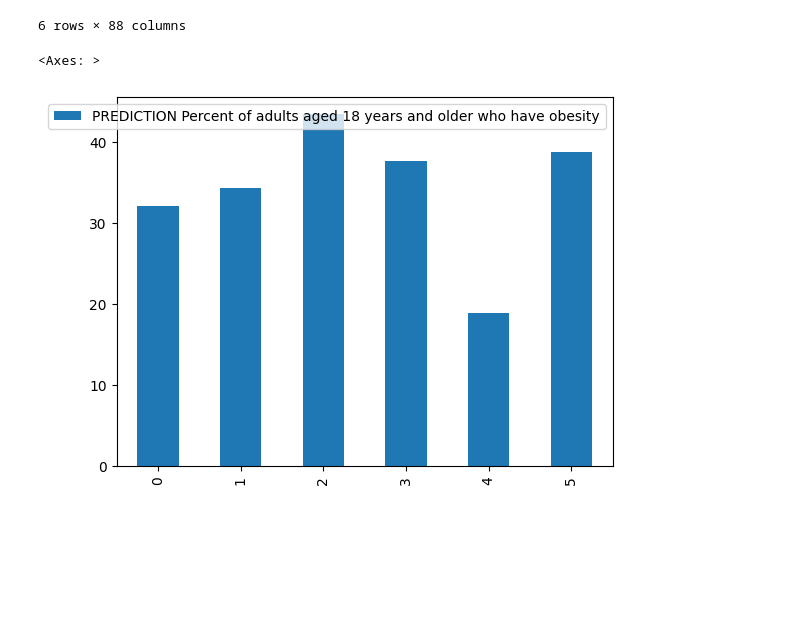
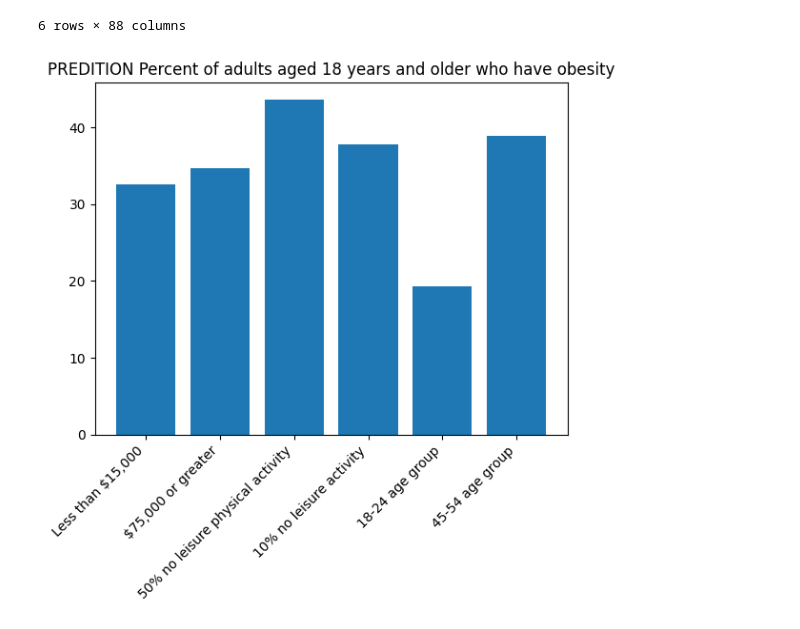
Before and after one commit to saganaga/Obesity-Prediction-Model, a Jupyter notebook: Model_Notebook/Obesity_Prediction_Optimized_Spark.ipynb, the cells around one changed output. Drawn from its saved outputs; the diff is of its cells as text; code cells hidden in the pictures; blank space fills up the shorter version.

Commit message:
updated notebooks and model trial data

```diff
--- a/Model_Notebook/Obesity_Prediction_Optimized_Spark.ipynb
+++ b/Model_Notebook/Obesity_Prediction_Optimized_Spark.ipynb
@@ -411,10 +381,10 @@ history_df.plot(y=["root_mean_squared_error","root_mean_squared_error"])
 optimized_model.save("Obesity_Prediction_opt.h5")
 # %%
 # Load model
-obesity_model = tf.keras.models.load_model("gdrive/My Drive/Obesity_Prediction_r2_832.h5")
+obesity_model = tf.keras.models.load_model("Obesity_Prediction_r2_832.h5")
 # %%
-# Import hypothetical data to see what the predictions are
-hypothetical_df = pd.read_csv("gdrive/My Drive/Hypothetical_Data.csv")
+# Import hypothetical data for 6 examples with different single variable changes to see the predictions (for fun!)
+hypothetical_df = pd.read_csv("Hypothetical_Data.csv")
 hypothetical_df
 # %% [output]
 |  | YearStart | Percent of adults aged 18 years a... | Percent of adults who achieve at ... | Percent of adults who achieve at ... | Percent of adults who achieve at ... | ... |
@@ -444,12 +414,13 @@ hypothetical_df
 | 4 | 2023 | 35 | 50 | 18 | 33 | ... |
 | 5 | 2023 | 35 | 50 | 18 | 33 | ... |
 6 rows × 88 columns
-# %%
-# Index 0 & 1 is lowest income compared to highest income prediction
-# Index 2 & 3 is 50% no leisure physical activity compared to 10% no leisure physical activity
-# Index 4 & 5 is 18 - 24 age group compared to 45 - 54 age group
-
-hypothetical_df.plot.bar(y="PREDICTION Percent of adults aged 18 years and older who have obesity")
-# %% [output]
-<Axes: >
-[figure, removed]
+# %%
+#compare the examples
+from matplotlib import pyplot as plt
+x_ticks = ["Less than $15,000", "$75,000 or greater", "50% no leisure physical activity", "10% no leisure activity", "18-24 age group", "45-54 age group"]
+plt.bar(range(6), hypothetical_df["PREDICTION Percent of adults aged 18 years and older who have obesity"])
+plt.xticks(ticks=range(6), rotation=45, labels=x_ticks, ha="right")
+plt.title("PREDITION Percent of adults aged 18 years and older who have obesity")
+plt.show()
+# %% [output]
+[figure, added]
```
Also changed, not shown: parts of 20 cells of this notebook, 7 other files.
